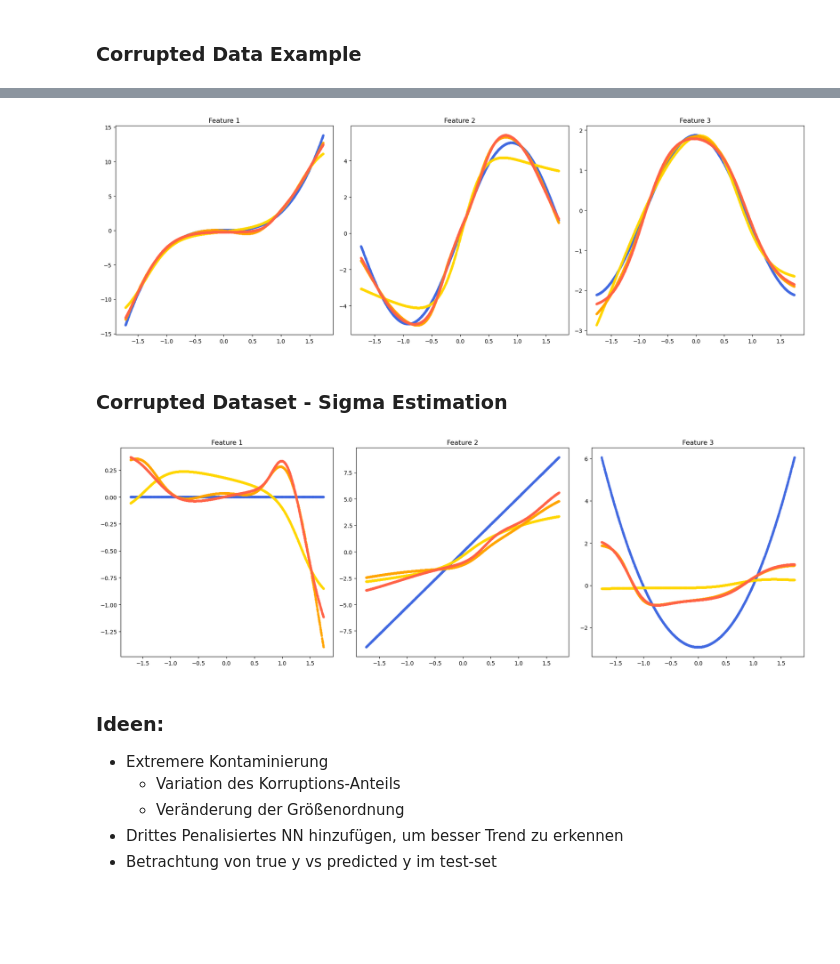
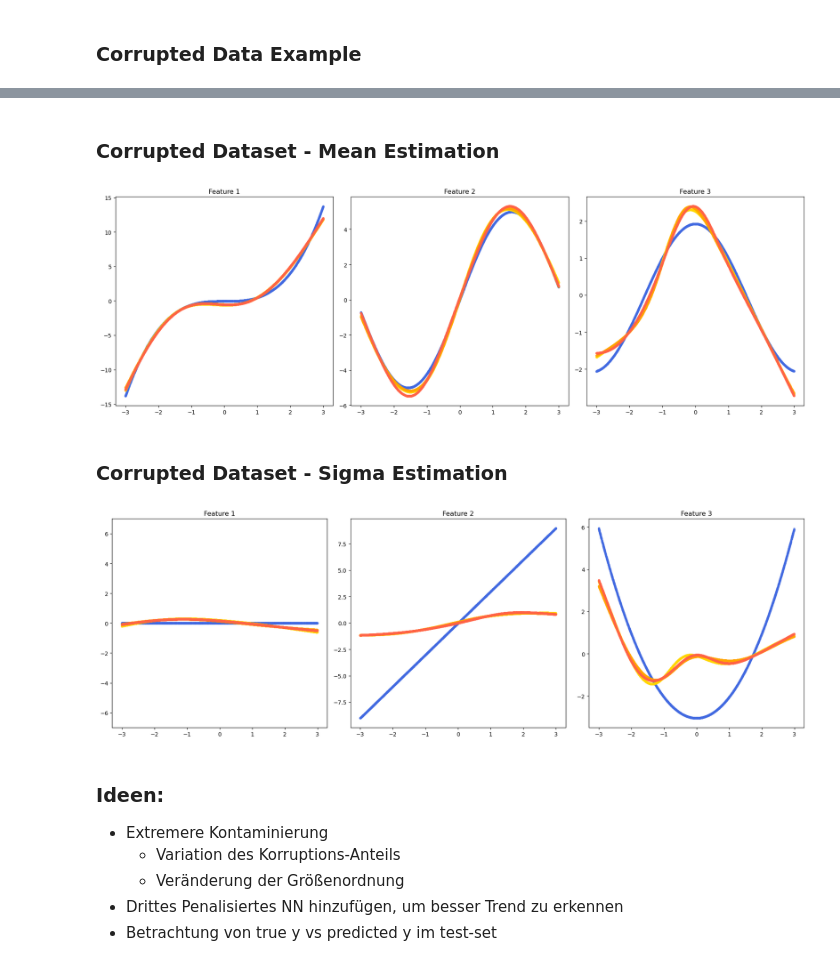
Before and after one commit to tobiasweckop/Robust-NAMLSS, a Jupyter notebook: robust_namlss.ipynb, the cells around one changed output, grey strips where cells are left out. Drawn from its saved outputs; the diff is of its cells as text; code cells hidden in the pictures; blank space fills up the shorter version.

```diff
--- a/robust_namlss.ipynb
+++ b/robust_namlss.ipynb
@@ -499,3 +525,5 @@ Epoch 9900 - Train Loss: 1.2532
+# %% [markdown]
+### Corrupted Dataset - Mean Estimation
 # %%
 # Configuration
 markersize = 3
@@ -507,9 +535,14 @@ robust_color = "orange"
 strict_color = "tomato"
 
 ########## Marginal Effect Plots ##########
-mu_components, sigma_components = nam.marginal_effects(X_test)
-robust_mu_components, robust_sigma_components = robust_nam.marginal_effects(X_test)
-strict_mu_components, strict_sigma_components = strict_nam.marginal_effects(X_test)
+mu_components, sigma_components = nam.marginal_effects(X_test_scaled)
+robust_mu_components, robust_sigma_components = robust_nam.marginal_effects(X_test_scaled)
+strict_mu_components, strict_sigma_components = strict_nam.marginal_effects(X_test_scaled)
+
+########## Rescaling the values ##########
+mu_components = mu_components * scaler1.scale_ + scaler1.mean_
+robust_mu_components = robust_mu_components * scaler2.scale_ + scaler2.mean_
+strict_mu_components = strict_mu_components * scaler3.scale_ + scaler3.mean_
 
 # Create a figure with three subplots in a row
 fig, axes = plt.subplots(1, 3, figsize=(18, 6))  # 1 row, 3 columns
@@ -541,49 +574,58 @@ plt.tight_layout()
 # Show the figure
 plt.show()
 # %% [output]
-[figure, old version]
+[figure, new version]
 # %% [markdown]
 ### Corrupted Dataset - Sigma Estimation
+# %%
+sigma_components = sigma_components * scaler1.scale_
+robust_sigma_components = robust_sigma_components * scaler2.scale_
+strict_sigma_components = strict_sigma_components * scaler3.scale_
+
+sigma_components = utils.inv_softplus(sigma_components)
+robust_sigma_components = utils.inv_softplus(robust_sigma_components)
+strict_sigma_components = utils.inv_softplus(strict_sigma_components)
 # %%
 markersize = 3
 alpha = 0.4
 
 true_color = "royalblue"
 unregulated_color = "gold"
 robust_color = "orange"
 strict_color = "tomato"
 
 # Create a figure with three subplots in a row
 fig, axes = plt.subplots(1, 3, figsize=(18, 6))  # 1 row, 3 columns
 
-# Plot for Feature 2
+# Plot for Feature 1
 axes[0].plot(X_test[:, 0], S1_test - S1_test.mean(), "o", markersize = markersize, alpha = alpha, color = true_color)
-axes[0].plot(X_test[:, 0], utils.inv_softplus(sigma_components[:, 0]) - utils.inv_softplus(sigma_components[:, 0]).mean(), "o", markersize=markersize, alpha=alpha, color=unregulated_color)
-axes[0].plot(X_test[:, 0], utils.inv_softplus(robust_sigma_components[:, 0]) - utils.inv_softplus(robust_sigma_components[:, 0]).mean(), "o", markersize=markersize, color=robust_color, alpha=alpha)
-axes[0].plot(X_test[:, 0], utils.inv_softplus(strict_sigma_components[:, 0]) - utils.inv_softplus(strict_sigma_components[:, 0]).mean(), "o", markersize=markersize, color=strict_color, alpha=alpha)
+axes[0].plot(X_test[:, 0], sigma_components[:, 0] - sigma_components[:, 0].mean(), "o", markersize=markersize, alpha=alpha, color=unregulated_color)
+axes[0].plot(X_test[:, 0], robust_sigma_components[:, 0] - robust_sigma_components[:, 0].mean(), "o", markersize=markersize, color=robust_color, alpha=alpha)
+axes[0].plot(X_test[:, 0], strict_sigma_components[:, 0] - strict_sigma_components[:, 0].mean(), "o", markersize=markersize, color=strict_color, alpha=alpha)
+axes[0].set_ylim([-7,7])
 axes[0].set_title("Feature 1")
 
 # Plot for Feature 2
 axes[1].plot(X_test[:, 1], S2_test - S2_test.mean(), "o", markersize = markersize, alpha = alpha, color = true_color)
-axes[1].plot(X_test[:, 1], utils.inv_softplus(sigma_components[:, 1]) - utils.inv_softplus(sigma_components[:, 1]).mean(), "o", markersize=markersize, alpha=alpha, color=unregulated_color)
-axes[1].plot(X_test[:, 1], utils.inv_softplus(robust_sigma_components[:, 1]) - utils.inv_softplus(robust_sigma_components[:, 1]).mean(), "o", markersize=markersize, color=robust_color, alpha=alpha)
-axes[1].plot(X_test[:, 1], utils.inv_softplus(strict_sigma_components[:, 1]) - utils.inv_softplus(strict_sigma_components[:, 1]).mean(), "o", markersize=markersize, color=strict_color, alpha=alpha)
+axes[1].plot(X_test[:, 1], sigma_components[:, 1] - sigma_components[:, 1].mean(), "o", markersize=markersize, alpha=alpha, color=unregulated_color)
+axes[1].plot(X_test[:, 1], robust_sigma_components[:, 1] - robust_sigma_components[:, 1].mean(), "o", markersize=markersize, color=robust_color, alpha=alpha)
+axes[1].plot(X_test[:, 1], strict_sigma_components[:, 1] - strict_sigma_components[:, 1].mean(), "o", markersize=markersize, color=strict_color, alpha=alpha)
 axes[1].set_title("Feature 2")
 
-# Plot for Feature 2
+# Plot for Feature 3
 axes[2].plot(X_test[:, 2], S3_test - S3_test.mean(), "o", markersize = markersize, alpha = alpha, color = true_color)
-axes[2].plot(X_test[:, 2], utils.inv_softplus(sigma_components[:, 2]) - utils.inv_softplus(sigma_components[:, 2]).mean(), "o", markersize=markersize, alpha=alpha, color=unregulated_color)
-axes[2].plot(X_test[:, 2], utils.inv_softplus(robust_sigma_components[:, 2]) - utils.inv_softplus(robust_sigma_components[:, 2]).mean(), "o", markersize=markersize, color=robust_color, alpha=alpha)
-axes[2].plot(X_test[:, 2], utils.inv_softplus(strict_sigma_components[:, 2]) - utils.inv_softplus(strict_sigma_components[:, 2]).mean(), "o", markersize=markersize, color=strict_color, alpha=alpha)
+axes[2].plot(X_test[:, 2], sigma_components[:, 2] - sigma_components[:, 2].mean(), "o", markersize=markersize, alpha=alpha, color=unregulated_color)
+axes[2].plot(X_test[:, 2], robust_sigma_components[:, 2] - robust_sigma_components[:, 2].mean(), "o", markersize=markersize, color=robust_color, alpha=alpha)
+axes[2].plot(X_test[:, 2], strict_sigma_components[:, 2] - strict_sigma_components[:, 2].mean(), "o", markersize=markersize, color=strict_color, alpha=alpha)
 axes[2].set_title("Feature 3")
 
 # Adjust layout for better spacing
 plt.tight_layout()
 
 # Show the figure
 plt.show()
 # %% [output]
-[figure, old version]
+[figure, new version]
 # %% [markdown]
 ### Ideen:
 - Extremere Kontaminierung
```
Also changed, not shown: parts of 15 cells of this notebook.
